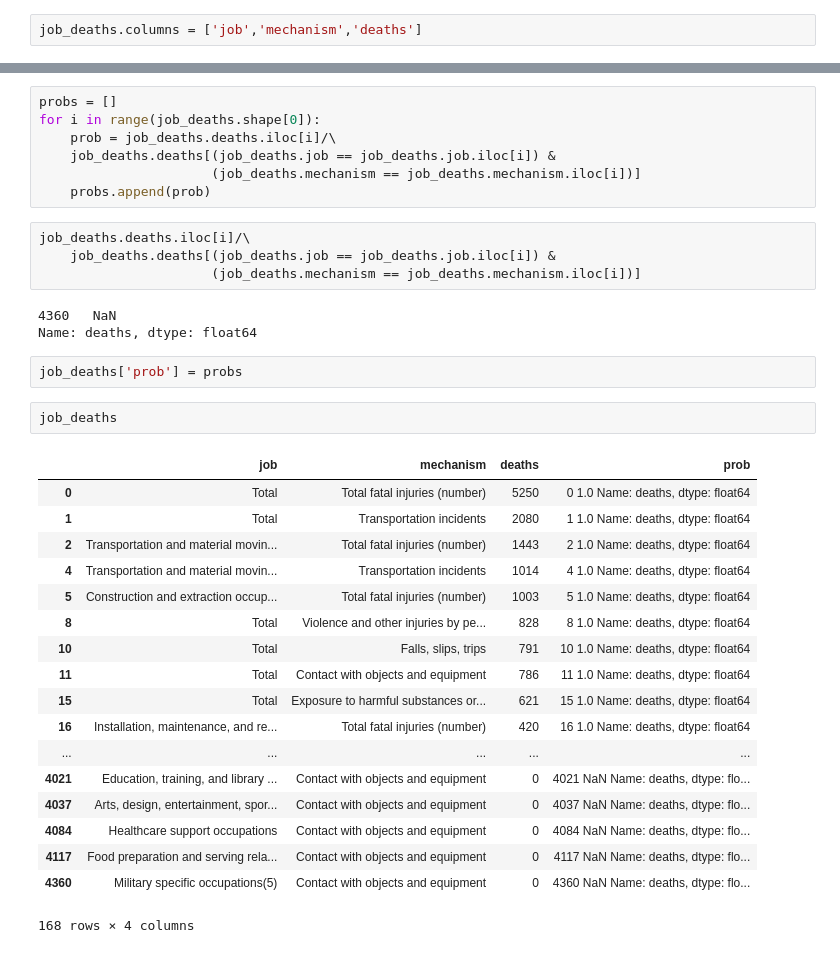
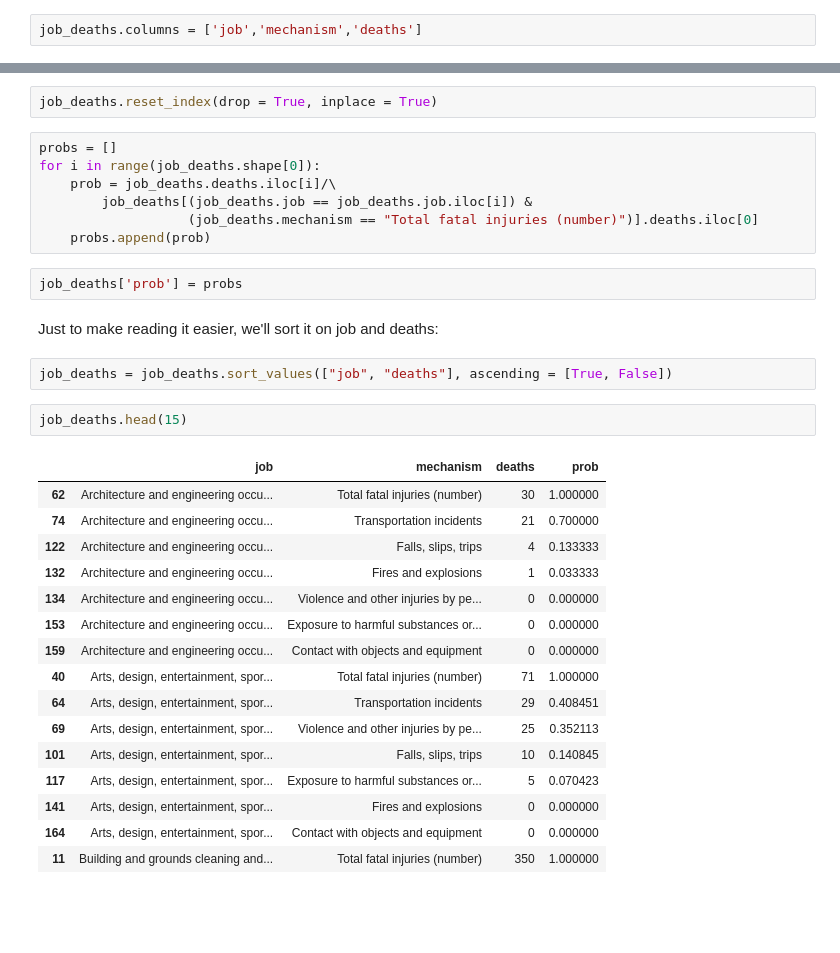
Before and after one commit to jameslee0920/death_simulator, a Jupyter notebook: src/probability_converter.ipynb, the cells around one changed output, grey strips where cells are left out. Drawn from its saved outputs; the diff is of its cells as text; blank space fills up the shorter version.

```diff
--- a/src/probability_converter.ipynb
+++ b/src/probability_converter.ipynb
@@ -147,37 +131,34 @@ job_deaths
+# %%
+job_deaths.reset_index(drop = True, inplace = True)
 # %%
 probs = []
 for i in range(job_deaths.shape[0]):
     prob = job_deaths.deaths.iloc[i]/\
-    job_deaths.deaths[(job_deaths.job == job_deaths.job.iloc[i]) &
-                      (job_deaths.mechanism == job_deaths.mechanism.iloc[i])]
+        job_deaths[(job_deaths.job == job_deaths.job.iloc[i]) &
+                   (job_deaths.mechanism == "Total fatal injuries (number)")].deaths.iloc[0]
     probs.append(prob)
-# %%
-job_deaths.deaths.iloc[i]/\
-    job_deaths.deaths[(job_deaths.job == job_deaths.job.iloc[i]) &
-                      (job_deaths.mechanism == job_deaths.mechanism.iloc[i])]
-# %% [output]
-4360   NaN
-Name: deaths, dtype: float64
 # %%
 job_deaths['prob'] = probs
+# %% [markdown]
+Just to make reading it easier, we'll sort it on job and deaths:
+# %%
+job_deaths = job_deaths.sort_values(["job", "deaths"], ascending = [True, False])
 # %%
-job_deaths
+job_deaths.head(15)
 # %% [output]
 |  | job | mechanism | deaths | prob |
-| 0 | Total | Total fatal injuries (number) | 5250 | 0 1.0 Name: deaths, dtype: float64 |
-| 1 | Total | Transportation incidents | 2080 | 1 1.0 Name: deaths, dtype: float64 |
-| 2 | Transportation and material movin... | Total fatal injuries (number) | 1443 | 2 1.0 Name: deaths, dtype: float64 |
-| 4 | Transportation and material movin... | Transportation incidents | 1014 | 4 1.0 Name: deaths, dtype: float64 |
-| 5 | Construction and extraction occup... | Total fatal injuries (number) | 1003 | 5 1.0 Name: deaths, dtype: float64 |
-| 8 | Total | Violence and other injuries by pe... | 828 | 8 1.0 Name: deaths, dtype: float64 |
-| 10 | Total | Falls, slips, trips | 791 | 10 1.0 Name: deaths, dtype: float64 |
-| 11 | Total | Contact with objects and equipment | 786 | 11 1.0 Name: deaths, dtype: float64 |
-| 15 | Total | Exposure to harmful substances or... | 621 | 15 1.0 Name: deaths, dtype: float64 |
-| 16 | Installation, maintenance, and re... | Total fatal injuries (number) | 420 | 16 1.0 Name: deaths, dtype: float64 |
-| ... | ... | ... | ... | ... |
-| 4021 | Education, training, and library ... | Contact with objects and equipment | 0 | 4021 NaN Name: deaths, dtype: flo... |
-| 4037 | Arts, design, entertainment, spor... | Contact with objects and equipment | 0 | 4037 NaN Name: deaths, dtype: flo... |
-| 4084 | Healthcare support occupations | Contact with objects and equipment | 0 | 4084 NaN Name: deaths, dtype: flo... |
-| 4117 | Food preparation and serving rela... | Contact with objects and equipment | 0 | 4117 NaN Name: deaths, dtype: flo... |
-| 4360 | Military specific occupations(5) | Contact with objects and equipment | 0 | 4360 NaN Name: deaths, dtype: flo... |
+| 62 | Architecture and engineering occu... | Total fatal injuries (number) | 30 | 1.000000 |
+| 74 | Architecture and engineering occu... | Transportation incidents | 21 | 0.700000 |
+| 122 | Architecture and engineering occu... | Falls, slips, trips | 4 | 0.133333 |
+| 132 | Architecture and engineering occu... | Fires and explosions | 1 | 0.033333 |
+| 134 | Architecture and engineering occu... | Violence and other injuries by pe... | 0 | 0.000000 |
+| 153 | Architecture and engineering occu... | Exposure to harmful substances or... | 0 | 0.000000 |
+| 159 | Architecture and engineering occu... | Contact with objects and equipment | 0 | 0.000000 |
+| 40 | Arts, design, entertainment, spor... | Total fatal injuries (number) | 71 | 1.000000 |
+| 64 | Arts, design, entertainment, spor... | Transportation incidents | 29 | 0.408451 |
+| 69 | Arts, design, entertainment, spor... | Violence and other injuries by pe... | 25 | 0.352113 |
+| 101 | Arts, design, entertainment, spor... | Falls, slips, trips | 10 | 0.140845 |
+| 117 | Arts, design, entertainment, spor... | Exposure to harmful substances or... | 5 | 0.070423 |
+| 141 | Arts, design, entertainment, spor... | Fires and explosions | 0 | 0.000000 |
+| 164 | Arts, design, entertainment, spor... | Contact with objects and equipment | 0 | 0.000000 |
+| 11 | Building and grounds cleaning and... | Total fatal injuries (number) | 350 | 1.000000 |
-168 rows × 4 columns
```
Also changed, not shown: parts of 11 cells of this notebook, 2 other files.
